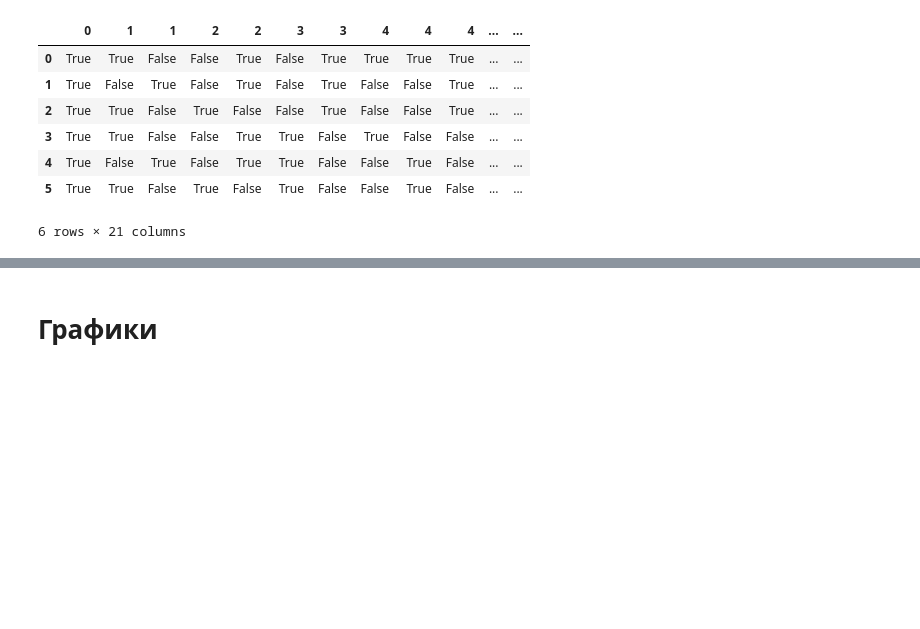
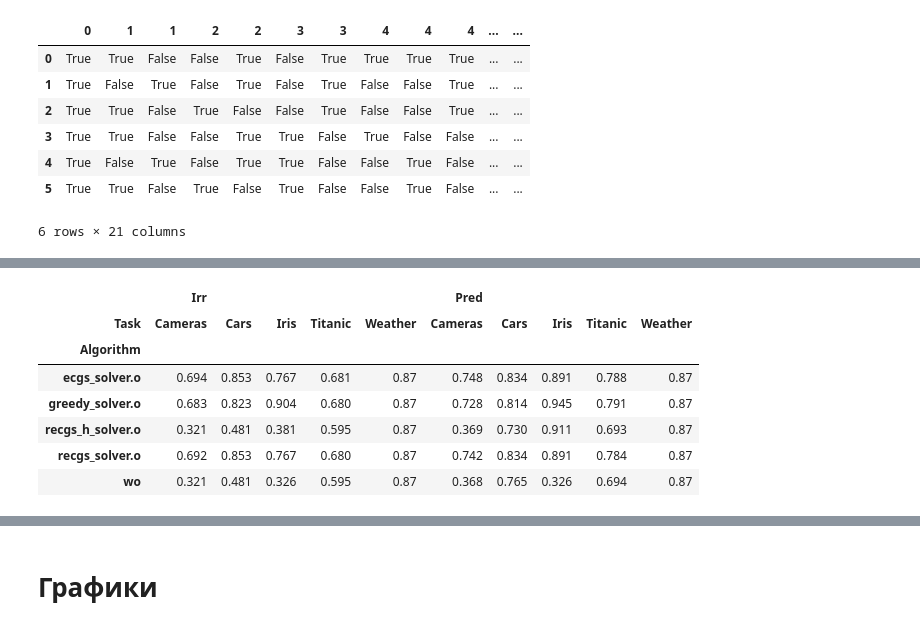
Before and after one commit to neuralsrg/LAD, a Jupyter notebook: python/generate_marix.ipynb, the cells around one changed output, grey strips where cells are left out. Drawn from its saved outputs; the diff is of its cells as text; code cells hidden in the pictures; blank space fills up the shorter version.

```diff
--- a/python/generate_marix.ipynb
+++ b/python/generate_marix.ipynb
@@ -90,13 +158,2 @@ sampled
-# %%
-def compute_thresholds(df):
-    threshs = []
-    threshs_raveled = []
-    for i in range(df.shape[1] - 1):
-        df_sorted = df.sort_values(by=i).reset_index(drop='index')
-        tmp = df_sorted.rolling(2).apply(lambda x: x.iloc[1] - x.iloc[0])[1:].reset_index()
-        ids = tmp[tmp.y != 0]['index'].values
-        threshs.append((df_sorted.iloc[ids, i].values + df_sorted.iloc[ids-1, i].values) / 2)
-        threshs_raveled += list(threshs[-1])
-    return threshs, threshs_raveled
 # %%
 threshs, threshs_raveled = compute_thresholds(sampled)
@@ -362,0 +483,4 @@ n=11 | full_m=121 | full_n=63
+# %%
+df_encoded = run_encoding("/home/srg/Documents/git/LAD/Data/data/Iris/cleaned.csv")
+df_encoded = df_encoded[df_encoded.y.isin([0, 1])]
+df_encoded
@@ -362,0 +501,17 @@ n=11 | full_m=121 | full_n=63
+# %%
+df_encoded = pd.get_dummies(df_encoded, columns=df_encoded.columns[:-1])
+df_train, df_test, y_train, y_test = train_test_split(df_encoded.drop(columns='y'), df_encoded.y,
+                                                      stratify=df_encoded.y, test_size=0.2, random_state=42)
+
+pos = df_train[y_train == 1]
+neg = df_train[y_train == 0]
+
+# pos, neg = pos.iloc[:(min(pos.shape[0], neg.shape[0]))], neg.iloc[:(min(pos.shape[0], neg.shape[0]))]
+pos, neg = pos.iloc[:20], neg.iloc[:20]
+pos.to_csv("/home/srg/Documents/git/LAD/cvp/X_k.txt", sep=' ', header=False, index=False)
+neg.to_csv("/home/srg/Documents/git/LAD/cvp/X_no.txt", sep=' ', header=False, index=False)
+df_test.iloc[:pos.shape[0]].to_csv("/home/srg/Documents/git/LAD/cvp/X_test.txt", sep=' ', header=False, index=False)
+
+print(f'{pos.shape=}')
+print(f'{neg.shape=}')
+print(f'{df_test.shape=}')
@@ -362,0 +661,8 @@ n=11 | full_m=121 | full_n=63
+# %%
+df = []
+for task in ['Cameras', 'Cars', 'Iris', 'Titanic', 'Weather']:
+    print(task)
+    for alg in ['wo', 'greedy_solver.o', 'ecgs_solver.o', 'recgs_solver.o', 'recgs_h_solver.o']:
+        accs = cvp(f"/home/srg/Documents/git/LAD/Data/data/{task}/cleaned.csv", alg=alg)
+        df.append((task, alg, np.array(accs['irr']).mean(), np.array(accs['pred']).mean()))
+        print(f'\t{alg}: irr={df[-1][-2]}, pred={df[-1][-1]}')
@@ -362,0 +685,13 @@ n=11 | full_m=121 | full_n=63
+# %%
+pd.set_option("display.precision", 3)
+data = pd.DataFrame(df, columns=['Task', 'Algorithm', 'Irr', 'Pred'])
+data.pivot(index='Algorithm', columns='Task', values=['Irr', 'Pred'])
+# %% [output]
+|  | Irr |  |  |  |  | Pred |  |  |  |  |
+| Task | Cameras | Cars | Iris | Titanic | Weather | Cameras | Cars | Iris | Titanic | Weather |
+| Algorithm |  |  |  |  |  |  |  |  |  |  |
+| ecgs_solver.o | 0.694 | 0.853 | 0.767 | 0.681 | 0.87 | 0.748 | 0.834 | 0.891 | 0.788 | 0.87 |
+| greedy_solver.o | 0.683 | 0.823 | 0.904 | 0.680 | 0.87 | 0.728 | 0.814 | 0.945 | 0.791 | 0.87 |
+| recgs_h_solver.o | 0.321 | 0.481 | 0.381 | 0.595 | 0.87 | 0.369 | 0.730 | 0.911 | 0.693 | 0.87 |
+| recgs_solver.o | 0.692 | 0.853 | 0.767 | 0.680 | 0.87 | 0.742 | 0.834 | 0.891 | 0.784 | 0.87 |
+| wo | 0.321 | 0.481 | 0.326 | 0.595 | 0.87 | 0.368 | 0.765 | 0.326 | 0.694 | 0.87 |
```
Also changed, not shown: parts of 65 cells of this notebook.
